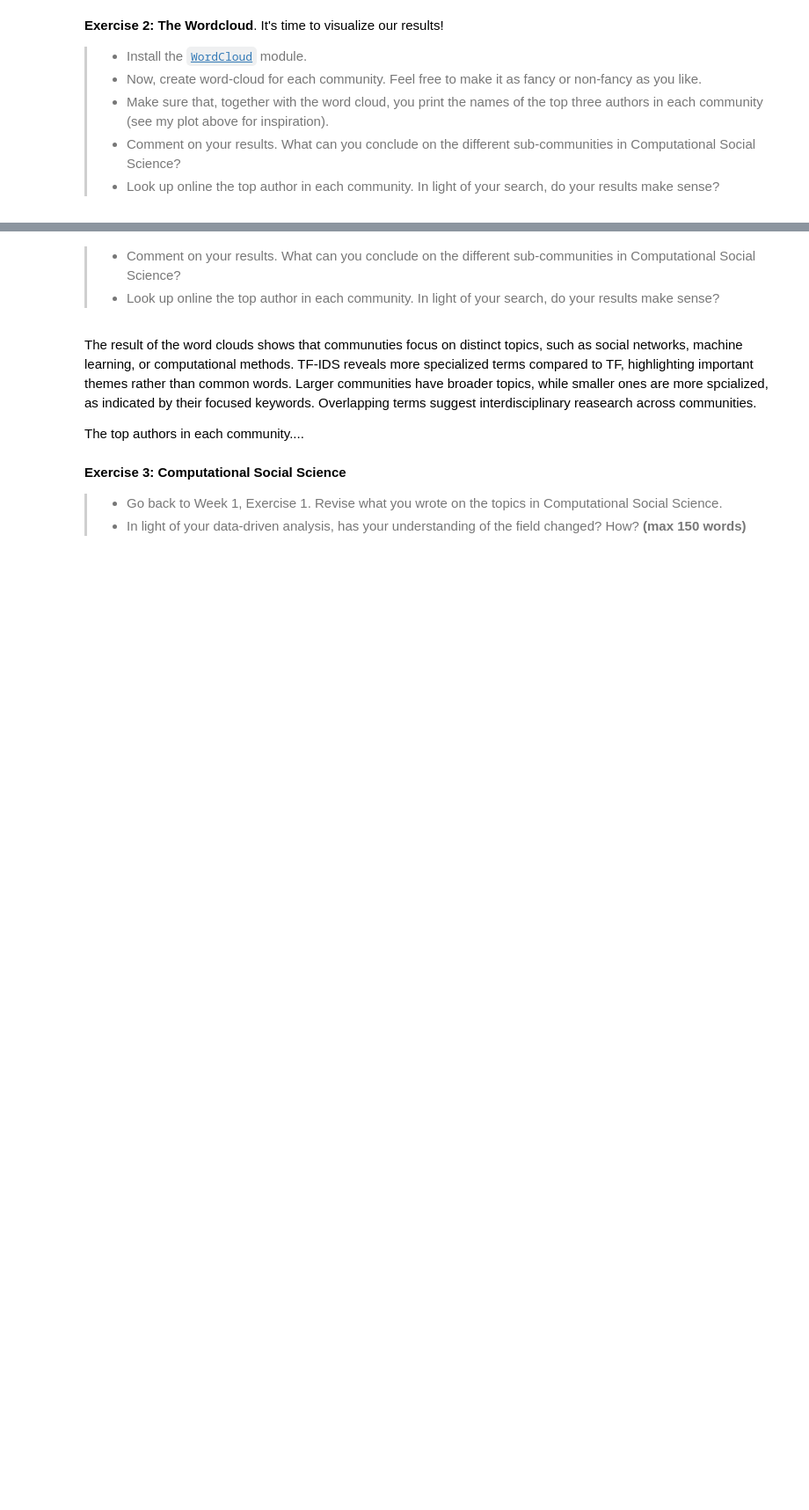
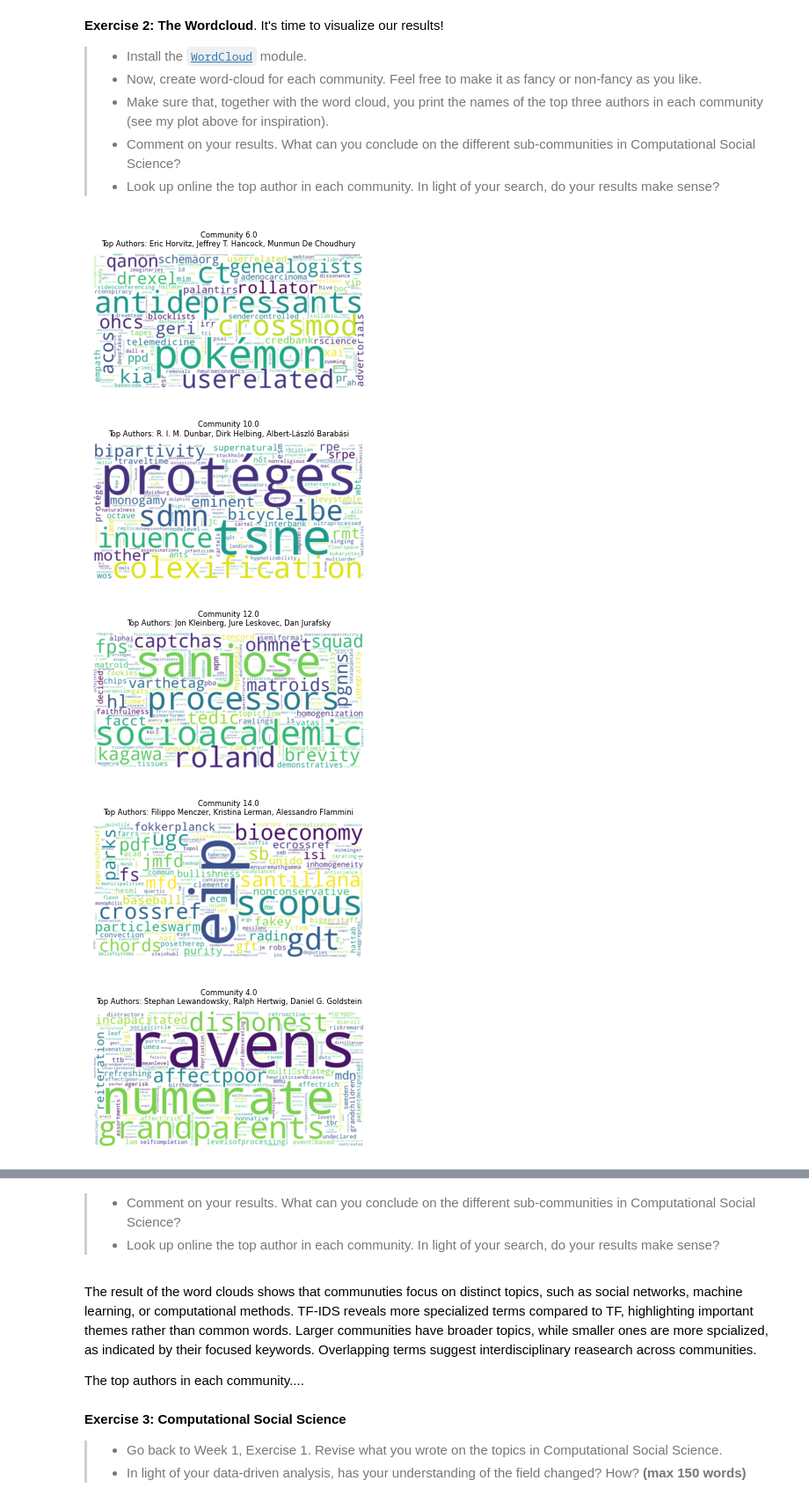
Before and after one commit to CarolineMortensen/Group_project_CSS, a Jupyter notebook: Assignment2.ipynb, the cells around one changed output, grey strips where cells are left out. Shown at 88% size. Cells and saved outputs as stored; diff of their text form; code cells hidden in the pictures; blank space fills up the shorter version.

Commit message:
Comments, Questions readded, Wordcloud implemented

```diff
--- a/Assignment2.ipynb
+++ b/Assignment2.ipynb
@@ -979,31 +993,43 @@ __Exercise 2: The Wordcloud__. It's time to visualize our results!
 > * Comment on your results. What can you conclude on the different sub-communities in Computational Social Science?
 > * Look up online the top author in each community. In light of your search, do your results make sense?
 # %%
-# def generate_wordcloud(word_freq, title, top_authors):
-#     # Generate the word-cloud image
-#     wordcloud = WordCloud(width=800, height=400, background_color='white').generate_from_frequencies(word_freq)
-
-#     # Plotting the word-cloud
-#     plt.figure(figsize=(10, 5))
-#     plt.imshow(wordcloud, interpolation="bilinear")
-#     plt.axis("off")
-#     plt.title(f"Community {title}\nTop Authors: {', '.join(top_authors)}", fontsize=14)
-#     plt.show()
+authors_name_info = pd.read_csv("authors_info.csv")
+# Create a dictionary to map author IDs to their display names
+id_to_name_map = dict(zip(authors_name_info["id"], authors_name_info["display_name"]))
 
 
-# # Display word-clouds for top 9 communities
-# for community in top_9_communities:
-#     # Get TF-IDF word frequencies for the community
-#     word_freq = tfidf_per_community[community]
+def generate_wordcloud(word_freq, title, top_authors):
+     # Generate the word-cloud image
+     wordcloud = WordCloud(width=800, height=400, background_color='white').generate_from_frequencies(word_freq)
+     # Map the IDs to names
+     top_authors_names = [id_to_name_map.get(author_id, author_id) for author_id in top_authors]
+     # Plotting the word-cloud
+     plt.figure(figsize=(4, 2))
+     plt.imshow(wordcloud, interpolation="bilinear")
+     plt.axis("off")
+     plt.title(f"Community {title}\nTop Authors: {', '.join(top_authors_names)}", fontsize=6)
+     plt.show()
 
-#     # Get top 3 authors of each community
-#     top_authors = (
-#         filtered_df[filtered_df["community"] == community]
-#         .groupby("author_ids")
-#         .size()
-#         .nlargest(3)
-#         .index.tolist()
-#     )
 
-#     # Generate the word-cloud
-#     generate_wordcloud(word_freq, community, top_authors)
+# Display word-clouds for top 9 communities
+for community in top_9_communities:
+    # Get TF-IDF word frequencies for the community
+    word_freq = tfidf_per_community[community]
+
+     # Get top 3 authors of each community
+    top_authors = (
+         filtered_df[filtered_df["community"] == community]
+         .groupby("author_ids")
+         .size()
+         .nlargest(3)
+         .index.tolist()
+     )
+
+    # Generate the word-cloud
+    generate_wordcloud(word_freq, community, top_authors)
+# %% [output]
+[figure, added]
+[figure, added]
+[figure, added]
+[figure, added]
+[figure, added]
```
Also changed, not shown: parts of 7 cells of this notebook.
